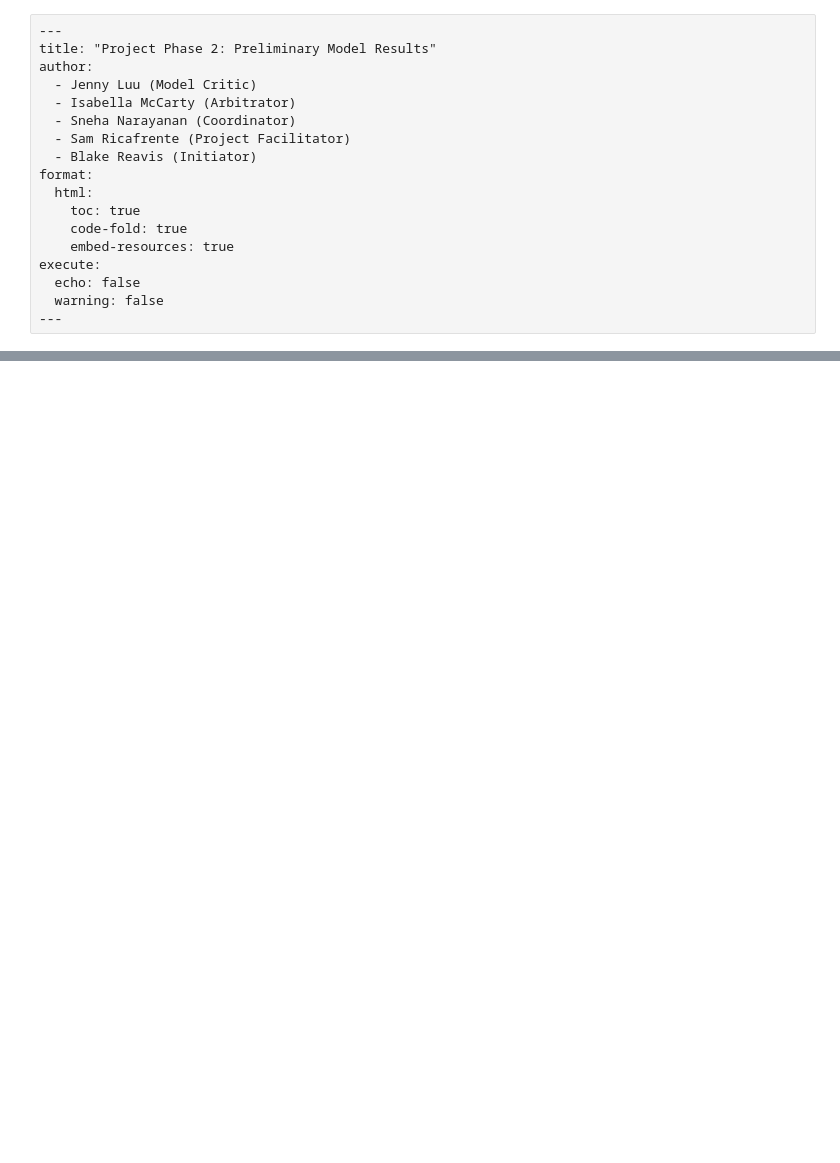
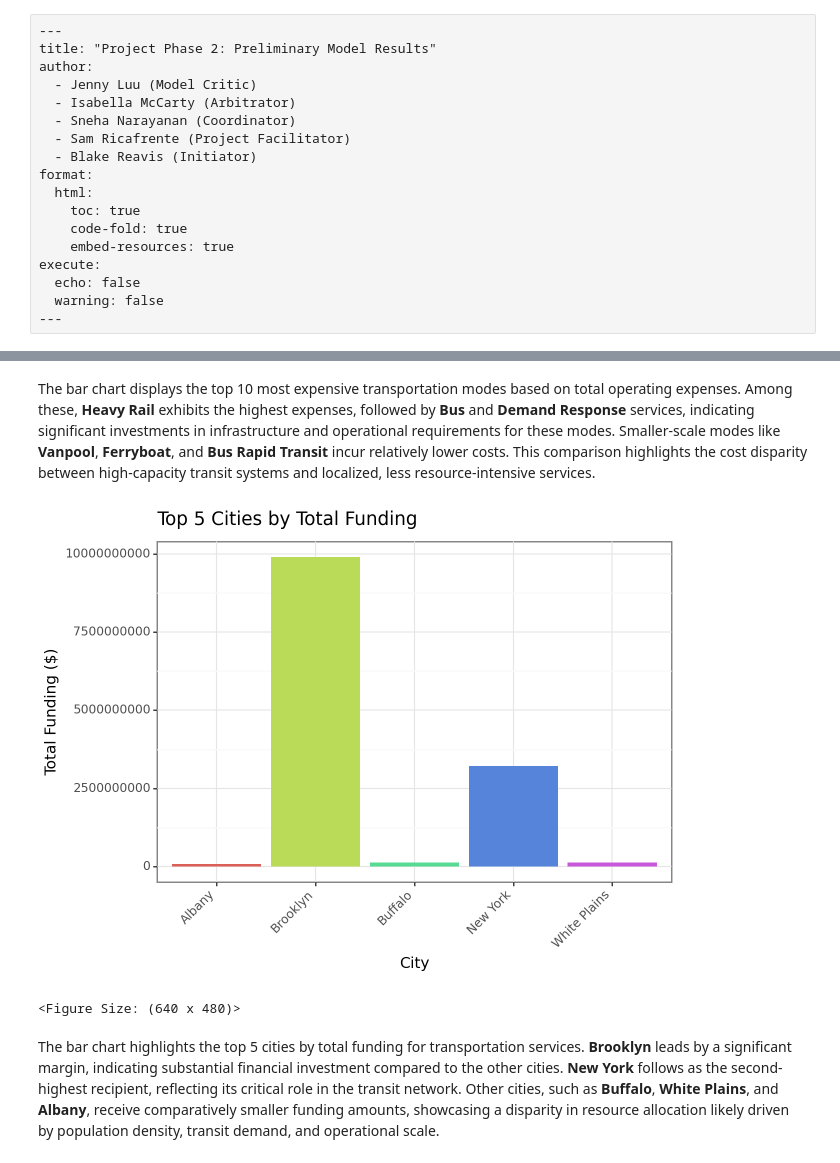
Before and after one commit to bellamccarty/GSB-544-Project---SMART, a Jupyter notebook: Notebooks/ProjectPhase2.ipynb, the cells around one changed output, grey strips where cells are left out. Cells and saved outputs as stored; diff of their text form; code cells hidden in the pictures; blank space fills up the shorter version.

```diff
--- a/Notebooks/ProjectPhase2.ipynb
+++ b/Notebooks/ProjectPhase2.ipynb
@@ -135,0 +141,22 @@ We emphasize equitable access and environmental sustainability in all recommenda
+# %% [markdown]
+ The bar chart displays the top 10 most expensive transportation modes based on total operating expenses. Among these, **Heavy Rail** exhibits the highest expenses, followed by **Bus** and **Demand Response** services, indicating significant investments in infrastructure and operational requirements for these modes. Smaller-scale modes like **Vanpool**, **Ferryboat**, and **Bus Rapid Transit** incur relatively lower costs. This comparison highlights the cost disparity between high-capacity transit systems and localized, less resource-intensive services.
+# %%
+total_funding_by_city = ntd_data.groupby('city').agg({'total_funding': 'sum'}).reset_index()
+top_funding_by_city = total_funding_by_city.sort_values(by="total_funding", ascending=False).head(5)
+(
+    ggplot(top_funding_by_city, aes(x="city", y="total_funding", fill="city")) +
+    geom_bar(stat="identity") +
+    scale_fill_discrete(guide=False) +
+    labs(
+        title="Top 5 Cities by Total Funding",
+        x="City",
+        y="Total Funding ($)"
+    ) +
+    theme_bw() +
+    theme(axis_text_x=element_text(angle=45, hjust=1))
+)
+# %% [output]
+[figure, added]
+<Figure Size: (640 x 480)>
+# %% [markdown]
+The bar chart highlights the top 5 cities by total funding for transportation services. **Brooklyn** leads by a significant margin, indicating substantial financial investment compared to the other cities. **New York** follows as the second-highest recipient, reflecting its critical role in the transit network. Other cities, such as **Buffalo**, **White Plains**, and **Albany**, receive comparatively smaller funding amounts, showcasing a disparity in resource allocation likely driven by population density, transit demand, and operational scale.
```
Also changed, not shown: parts of 54 cells of this notebook, 3 other files.
